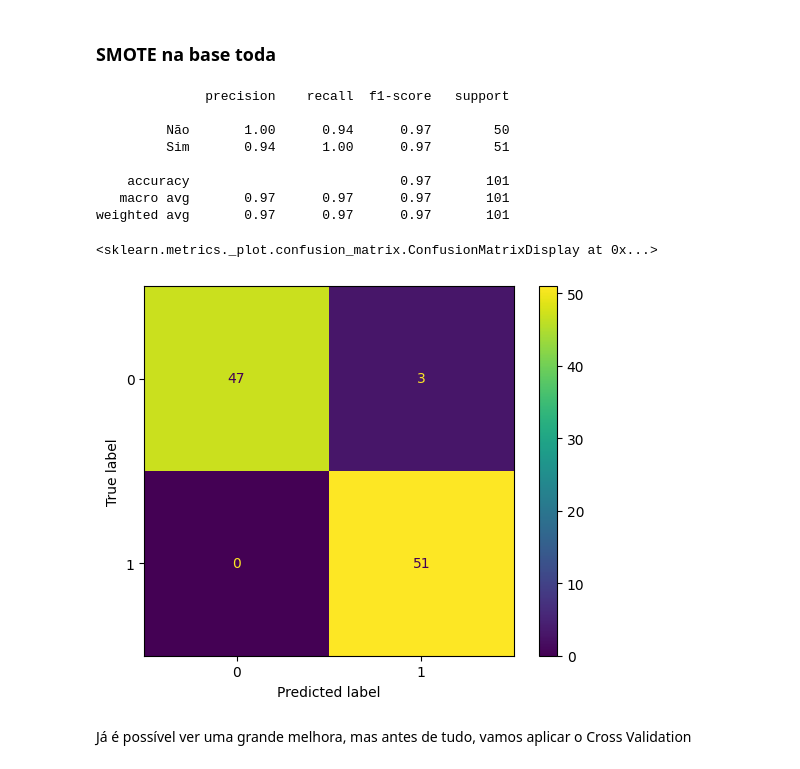
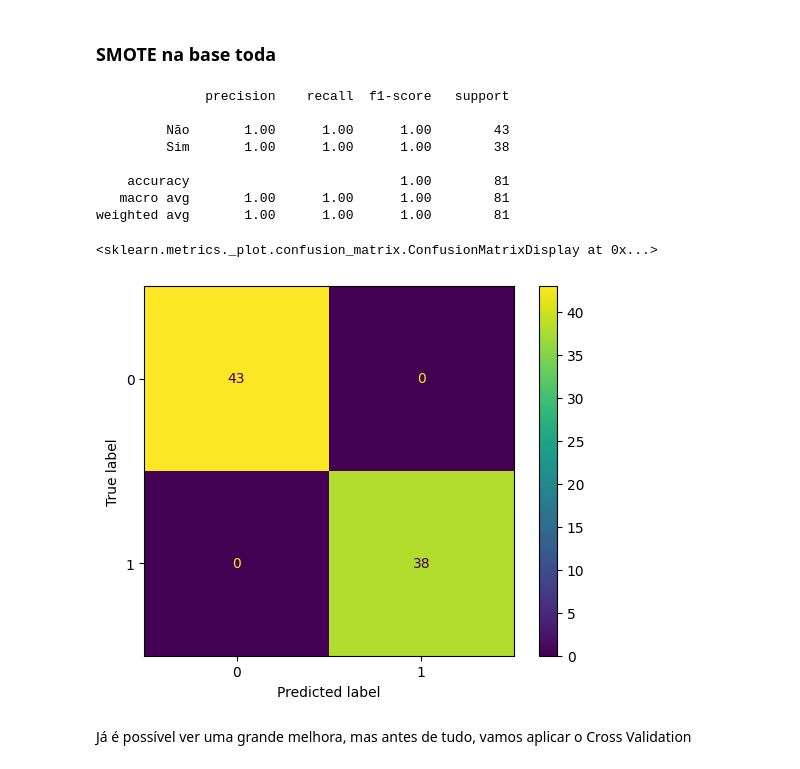
Before and after one commit to leontis2024/analise_de_dados, a Jupyter notebook: modelo_supervisionado_possiveis_usuarios.ipynb, the cells around one changed output. Drawn from its saved outputs; the diff is of its cells as text; code cells hidden in the pictures.

```diff
--- a/modelo_supervisionado_possiveis_usuarios.ipynb
+++ b/modelo_supervisionado_possiveis_usuarios.ipynb
@@ -84,5 +116,6 @@ dados
 # %%
 df_y, df_x = dados['Usaria o aplicativo?'], dados.drop(columns=['Usaria o aplicativo?'])
+teste_y, teste_x = teste['Usaria o aplicativo?'], teste.drop(columns=['Usaria o aplicativo?'])
 display(df_x.head())
 display(df_y.head())
 # %% [output]
@@ -541,8 +528,8 @@ K = 5
 from sklearn.neighbors import KNeighborsClassifier
 
 knn = KNeighborsClassifier(n_neighbors=K)
-knn.fit(x_train, y_train)
-predicao_knn = knn.predict(x_test)
+knn.fit(df_x, df_y)
+predicao_knn = knn.predict(teste_x)
 
 display(predicao_knn)
 # %% [output]
@@ -639,9 +625,9 @@ acuracias = []
 intervalo = range(1, 30)
 for k in intervalo:
     knn = KNeighborsClassifier(n_neighbors=K)
-    knn.fit(x_train, y_train)
-    predict = knn.predict(x_test)
-    acuracias.append(accuracy_score(y_test, predict))
+    knn.fit(df_x, df_y)
+    predict = knn.predict(teste_x)
+    acuracias.append(accuracy_score(teste_y, predict))
 
 lista_acuracias = list(intervalo)
 
@@ -703,14 +689,17 @@ df_y_2
 247    Não
 Name: Usaria o aplicativo?, Length: 248, dtype: object
 # %%
-mapeamento_tipo_arte = {'#': 0, 'Pintura': 8, 'Fotografia': 8, 'Escultura': 6, 'Arquitetura e Urbanismo': 5, 'Arte digital': 3,'Arte de rua/grafite': 2}
-mapeamento_frequencia = {'#': 0, 'Frequentemente (máximo cinco vezes ao ano)': 20,'Muito frequentemente (mais de cinco vezes ao ano)': 20,'Ocasionalmente (máximo três vezes ao ano)': 17,'Raramente (uma vez ao ano)': 3,'Nunca': 1}
-mapeamento_guia = {'#': 0, 'Planejo minha rota antes.': 45, 'Utilizo o planejamento de terceiros (sites, blogs, páginas em redes sociais que disponibilizam).': 40, 'Com um guia do próprio museu.': 40, 'Sem um guia/planejamento para ver as obras.': -3}
-mapeamento_motivo = {'#': 0, 'Aprendizado': 10, 'Inspiração': 9, 'Lazer': 6, 'Apenas acompanho alguém': 3, 'Não visito': 1}
-mapeamento_falta_info = {'#': 0, 'Sim, sinto falta de mais informações': 18, 'Não, acredito que o que tem no museu é o suficiente': -1}
-mapeamento_procurar_info = {'#': 0, 'Sim, procuro': 12, 'Não, apenas me conformo': 0}
-mapeamento_achar_info = {'#': 0, 'Sim': 2, 'Não': 10}
+mapeamento_tipo_arte = {'Não se interessa por arte': 0, 'Pintura': 8, 'Fotografia': 8, 'Escultura': 6, 'Arquitetura e Urbanismo': 5, 'Arte digital': 4,'Arte de rua/grafite': 3}
+mapeamento_frequencia = {'Não se interessa por arte': 0, 'Frequentemente (máximo cinco vezes ao ano)': 10,'Muito frequentemente (mais de cinco vezes ao ano)': 9,'Ocasionalmente (máximo três vezes ao ano)': 8,'Raramente (uma vez ao ano)': 5,'Nunca': 1}
+mapeamento_guia = {'Não se interessa por arte': 0, 'Planejo minha rota antes.': 10, 'Utilizo o planejamento de terceiros (sites, blogs, páginas em redes sociais que disponibilizam).': 9, 'Com um guia do próprio museu.': 8, 'Sem um guia/planejamento para ver as obras.': 2}
+mapeamento_motivo = {'Não se interessa por arte': 0, 'Aprendizado': 10, 'Inspiração': 9, 'Lazer': 6, 'Apenas acompanho alguém': 3, 'Não visito': 1}
+mapeamento_falta_info = {'Não vai a museus': 1, 'Sim, sinto falta de mais informações': 8, 'Não, acredito que o que tem no museu é o suficiente': 2}
+mapeamento_procurar_info = {'Não sente falta de informações': 1, 'Sim, procuro': 7, 'Não, apenas me conformo': 3}
+mapeamento_achar_info = {'Não procura essas informações': 1, 'Sim': 3, 'Não': 8}
 mapeamento = {'Qual das opções de arte abaixo você mais gosta?': mapeamento_tipo_arte, 'Com que frequência você vai aos museus?': mapeamento_frequencia, 'Como é sua experiência ao visitar um museu normalmente? Caso nunca tenha visitado, selecione a que você acredita que seguiria.': mapeamento_guia, 'O que mais te atrai em visitar museus ou exposições de arte?': mapeamento_motivo, 'Você sente falta de mais informações sobre as obras nos museus?': mapeamento_falta_info, 'Você procura saber sobre essas informações faltantes?': mapeamento_procurar_info, 'Você encontra o que precisa/esperava ao pesquisar?': mapeamento_achar_info}
+
+label_encoder = {}
+
 for i in df_x_2:
     if df_x_2[i].dtype == object:
         if i in mapeamento.keys():
@@ -721,6 +710,7 @@ for i in df_x_2:
             for k, v in enumerate(unicos):
                 dicio_unicos[v] = k
             df_x_2[i] = df_x_2[i].map(dicio_unicos)
+            label_encoder[i] = dicio_unicos
 
 mapeamento_usaria_app = {'Sim': 1, 'Não': 0}
 df_y_2 = df_y_2.map(mapeamento_usaria_app)
@@ -1036,29 +1046,34 @@ ConfusionMatrixDisplay(confusion_matrix(melhor_fold['teste'][1], predicao_knn)).
 ### SMOTE na base toda
 # %%
 from imblearn.over_sampling import SMOTE
+from sklearn.model_selection import train_test_split
+from sklearn.neighbors import KNeighborsClassifier
+from sklearn.metrics import *
+
+K = 5
 
 smote = SMOTE()
 x_refeito, y_refeito = smote.fit_resample(df_x_2, df_y_2)
 
-x_train, x_test, y_train, y_test = train_test_split(x_refeito, y_refeito, test_size=0.25, random_state=SEED)
+df_x, teste_x, df_y, teste_y = train_test_split(x_refeito, y_refeito, test_size=0.25, random_state=SEED)
 
 knn = KNeighborsClassifier(n_neighbors = K)
-knn.fit(x_train, y_train)
-predicao_knn = knn.predict(x_test)
+knn.fit(df_x, df_y)
+predicao_knn = knn.predict(teste_x)
 
-print(classification_report(y_test, predicao_knn, target_names=list(le_y.classes_)))
-ConfusionMatrixDisplay(confusion_matrix(y_test, predicao_knn)).plot()
+print(classification_report(teste_y, predicao_knn, target_names=list(le_y.classes_)))
+ConfusionMatrixDisplay(confusion_matrix(teste_y, predicao_knn)).plot()
 # %% [output]
               precision    recall  f1-score   support
 
-         Não       1.00      0.94      0.97        50
-         Sim       0.94      1.00      0.97        51
+         Não       1.00      1.00      1.00        43
+         Sim       1.00      1.00      1.00        38
 
-    accuracy                           0.97       101
-   macro avg       0.97      0.97      0.97       101
-weighted avg       0.97      0.97      0.97       101
+    accuracy                           1.00        81
+   macro avg       1.00      1.00      1.00        81
+weighted avg       1.00      1.00      1.00        81
 <sklearn.metrics._plot.confusion_matrix.ConfusionMatrixDisplay at 0x...>
-[figure, old version]
+[figure, new version]
 # %% [markdown]
 Já é possível ver uma grande melhora, mas antes de tudo, vamos aplicar o Cross Validation
 # %%
```
Also changed, not shown: parts of 46 cells of this notebook, 20 other files.
